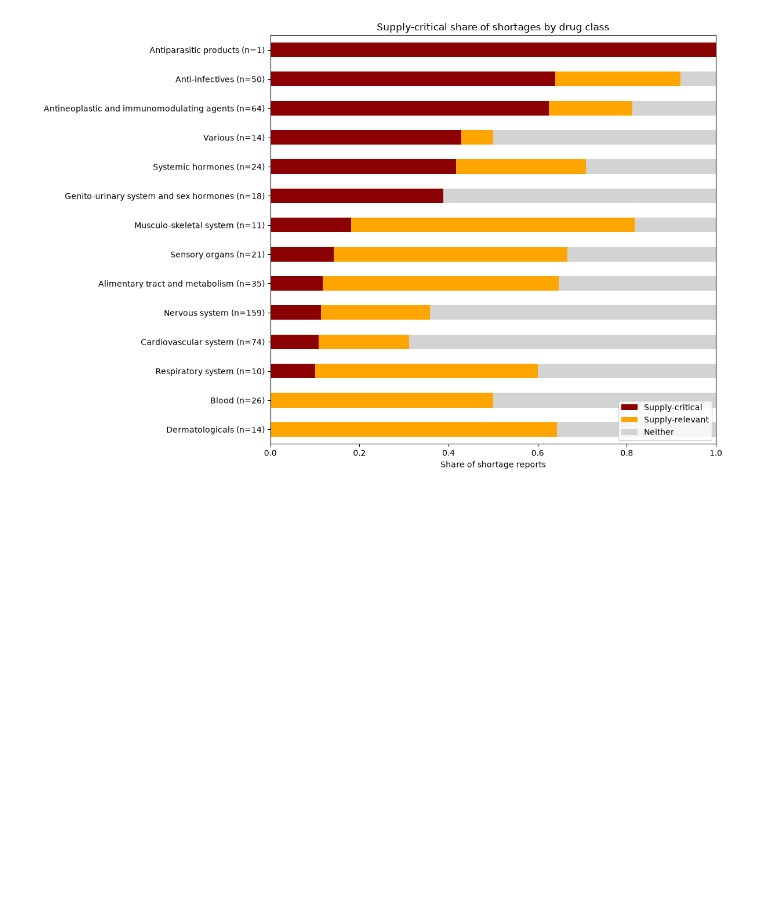
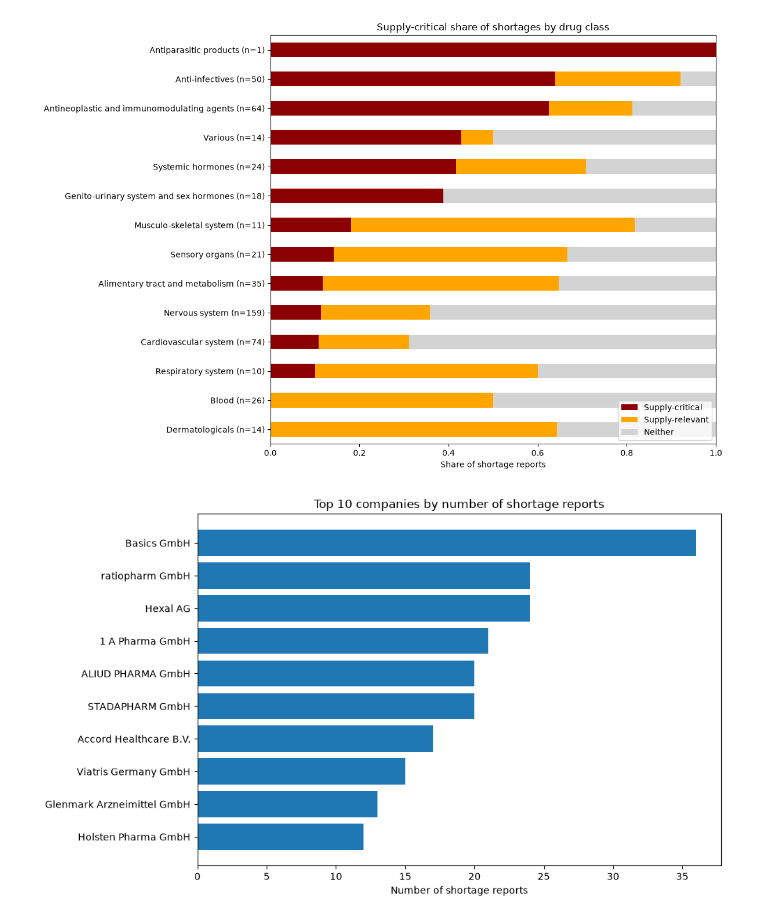
Before and after one commit to cankale/drug-shortage-tracker, a Jupyter notebook: src/02_analysis.ipynb, the cells around one changed output. Drawn from its saved outputs; the diff is of its cells as text; code cells hidden in the pictures; blank space fills up the shorter version.

Commit message:
feat: fix Hexal name, add top companies chart and summary

```diff
--- a/src/02_analysis.ipynb
+++ b/src/02_analysis.ipynb
@@ -29,10 +29,11 @@ memory usage: 219.5 KB
 # %%
-def plot_counts(column, title, filename):
+def plot_counts(column, title, filename, top_n=None):
 
     fig, ax = plt.subplots(figsize=(10,6))
 
     group_counts = reports[column].value_counts()
-
+    if top_n:
+        group_counts = group_counts.head(top_n)
     ax.barh(group_counts.index, width=group_counts.values)
 
     ax.invert_yaxis()
@@ -146,3 +147,11 @@ fig.savefig('../reports/figures/criticality_by_atc_group.png', bbox_inches='tigh
 plt.show()
 # %% [output]
 [figure]
+# %%
+plot_counts('licensee',
+            'Top 10 companies by number of shortage reports',
+            '../reports/figures/top_licensees.png',
+            top_n=10
+            )
+# %% [output]
+[figure, added]
```
Also changed, not shown: parts of 3 cells of this notebook, 4 other files.
